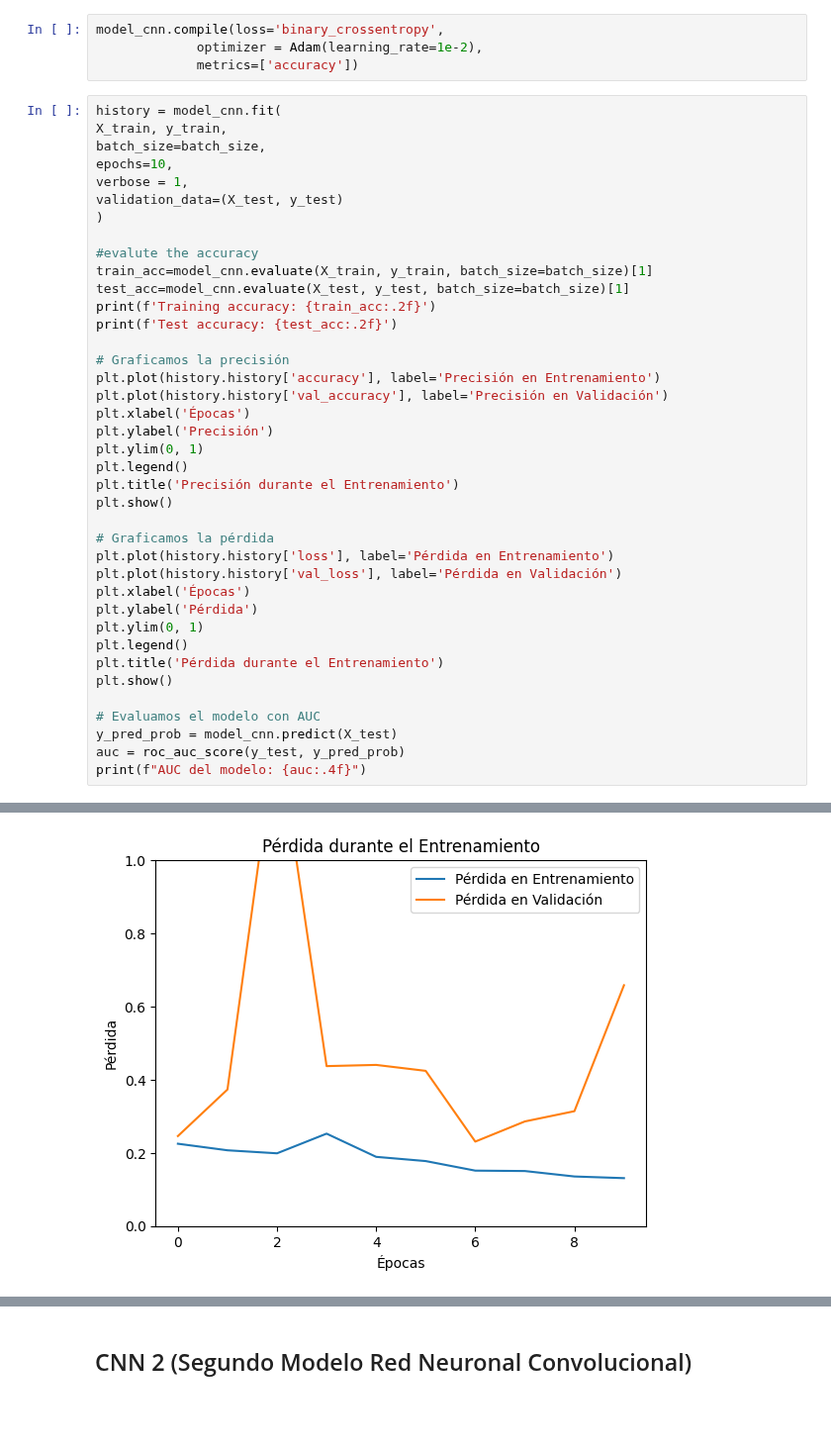
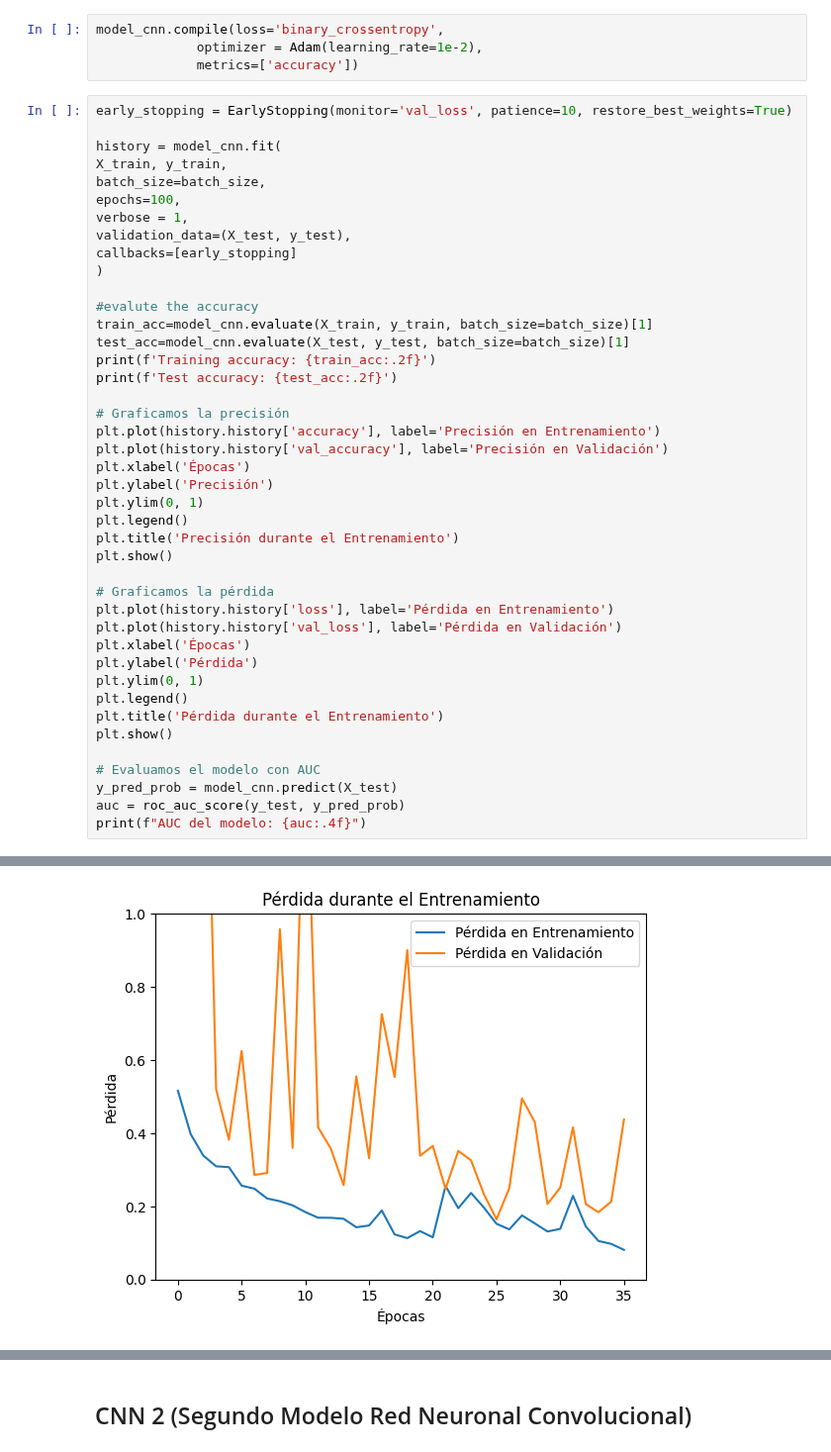
Before and after one commit to DiegoLeonG96/Tarea2_MLA, a Jupyter notebook: Tarea_2_MLA.ipynb, the cells around one changed output, grey strips where cells are left out. Shown at 99% size. Cells and saved outputs as stored; diff of their text form; blank space fills up the shorter version.

Commit message:
Se añade EarlyStopping en los modelos. La paciencia es de 10 en los CNN porque son más 'volátiles'.

```diff
--- a/Tarea_2_MLA.ipynb
+++ b/Tarea_2_MLA.ipynb
@@ -340,12 +345,15 @@ model_cnn.compile(loss='binary_crossentropy',
              optimizer = Adam(learning_rate=1e-2),
              metrics=['accuracy'])
 # %%
+early_stopping = EarlyStopping(monitor='val_loss', patience=10, restore_best_weights=True)
+
 history = model_cnn.fit(
 X_train, y_train,
 batch_size=batch_size,
-epochs=10,
+epochs=100,
 verbose = 1,
-validation_data=(X_test, y_test)
+validation_data=(X_test, y_test),
+callbacks=[early_stopping]
 )
 
 #evalute the accuracy
@@ -400 +408 @@ Test accuracy: 0.77
-[figure, old version]
+[figure, new version]
```
Also changed, not shown: parts of 4 cells of this notebook.
